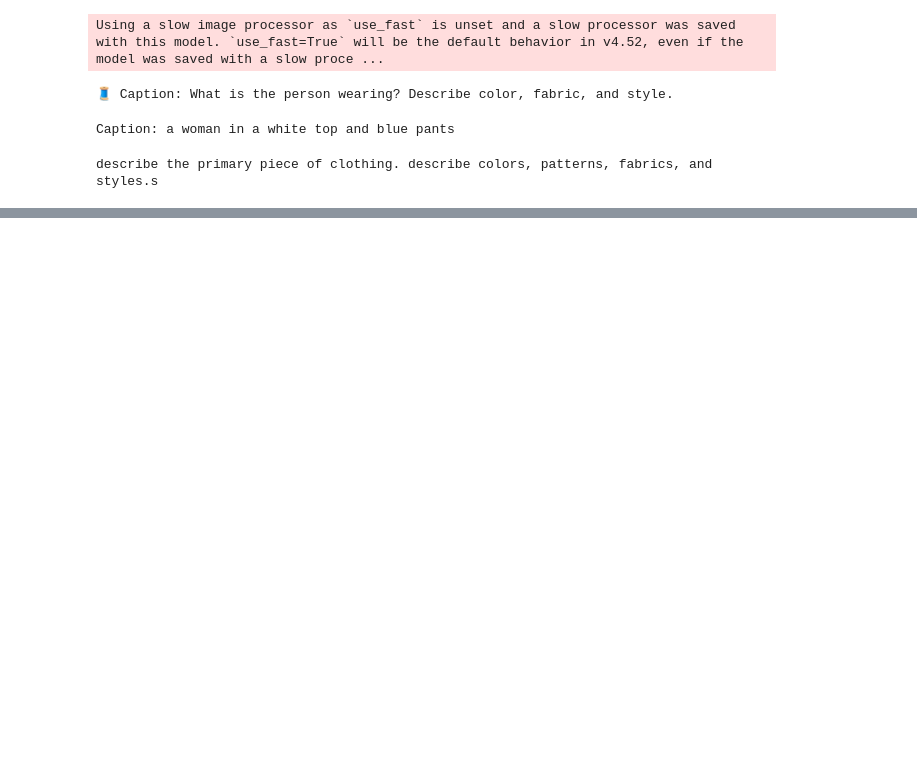
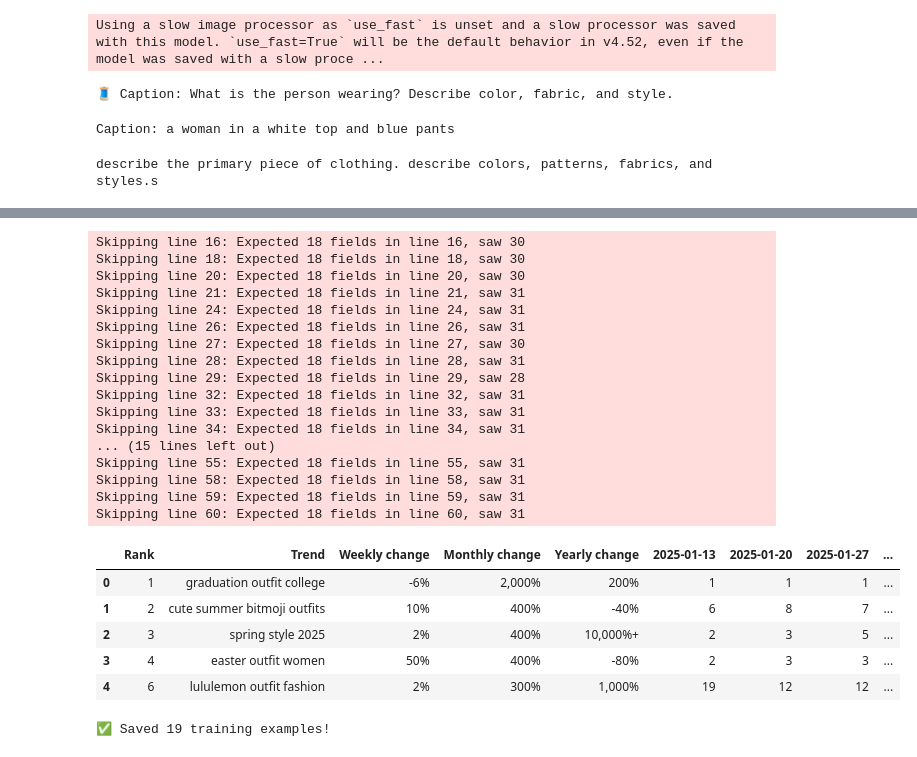
Before and after one commit to argoel21/LLM-Virtual-Fashion-Stylist, a Jupyter notebook: src/Minstral24B.ipynb, the cells around one changed output, grey strips where cells are left out. Cells and saved outputs as stored; diff of their text form; code cells hidden in the pictures; blank space fills up the shorter version.

```diff
--- a/src/Minstral24B.ipynb
+++ b/src/Minstral24B.ipynb
@@ -126,0 +155,68 @@ APIConnectionError: Connection error.
+# %%
+df = pd.read_csv(
+    "data/pinterest_trends.csv",
+    skiprows=10,
+    engine="python",
+    encoding="utf-8",
+    on_bad_lines='warn'
+)
+df.head()
+# %% [output]
+Skipping line 16: Expected 18 fields in line 16, saw 30
+Skipping line 18: Expected 18 fields in line 18, saw 30
+Skipping line 20: Expected 18 fields in line 20, saw 30
+Skipping line 21: Expected 18 fields in line 21, saw 31
+Skipping line 24: Expected 18 fields in line 24, saw 31
+Skipping line 26: Expected 18 fields in line 26, saw 31
+Skipping line 27: Expected 18 fields in line 27, saw 30
+Skipping line 28: Expected 18 fields in line 28, saw 31
+Skipping line 29: Expected 18 fields in line 29, saw 28
+Skipping line 32: Expected 18 fields in line 32, saw 31
+Skipping line 33: Expected 18 fields in line 33, saw 31
+Skipping line 34: Expected 18 fields in line 34, saw 31
+... (15 lines left out)
+Skipping line 55: Expected 18 fields in line 55, saw 31
+Skipping line 58: Expected 18 fields in line 58, saw 31
+Skipping line 59: Expected 18 fields in line 59, saw 31
+Skipping line 60: Expected 18 fields in line 60, saw 31
+|  | Rank | Trend | Weekly change | Monthly change | Yearly change | 2025-01-13 | 2025-01-20 | 2025-01-27 | ... |
+| 0 | 1 | graduation outfit college | -6% | 2,000% | 200% | 1 | 1 | 1 | ... |
+| 1 | 2 | cute summer bitmoji outfits | 10% | 400% | -40% | 6 | 8 | 7 | ... |
+| 2 | 3 | spring style 2025 | 2% | 400% | 10,000%+ | 2 | 3 | 5 | ... |
+| 3 | 4 | easter outfit women | 50% | 400% | -80% | 2 | 3 | 3 | ... |
+| 4 | 6 | lululemon outfit fashion | 2% | 300% | 1,000% | 19 | 12 | 12 | ... |
+# %%
+import json
+
+# Sanitize column names
+df.columns = df.columns.map(str).str.strip()
+df = df.rename(columns={df.columns[1]: "Trend"})
+
+# Build prompt/response pairs
+def make_prompt(row):
+    return f"Describe the trend: {row['Trend']}"
+
+def make_output(row):
+    return (
+        f"Weekly change: {row['Weekly change']}, "
+        f"Monthly change: {row['Monthly change']}, "
+        f"Yearly change: {row['Yearly change']}."
+    )
+
+# Format dataset
+data = []
+for _, row in df.iterrows():
+    if pd.notnull(row['Trend']):
+        data.append({
+            "input": make_prompt(row),
+            "output": make_output(row)
+        })
+
+# Save to JSONL
+with open("pinterest_finetune.jsonl", "w") as f:
+    for item in data:
+        f.write(json.dumps(item) + "\n")
+
+print(f"✅ Saved {len(data)} training examples!")
+# %% [output]
+✅ Saved 19 training examples!
```
Also changed, not shown: parts of 8 cells of this notebook, 3 other files.
